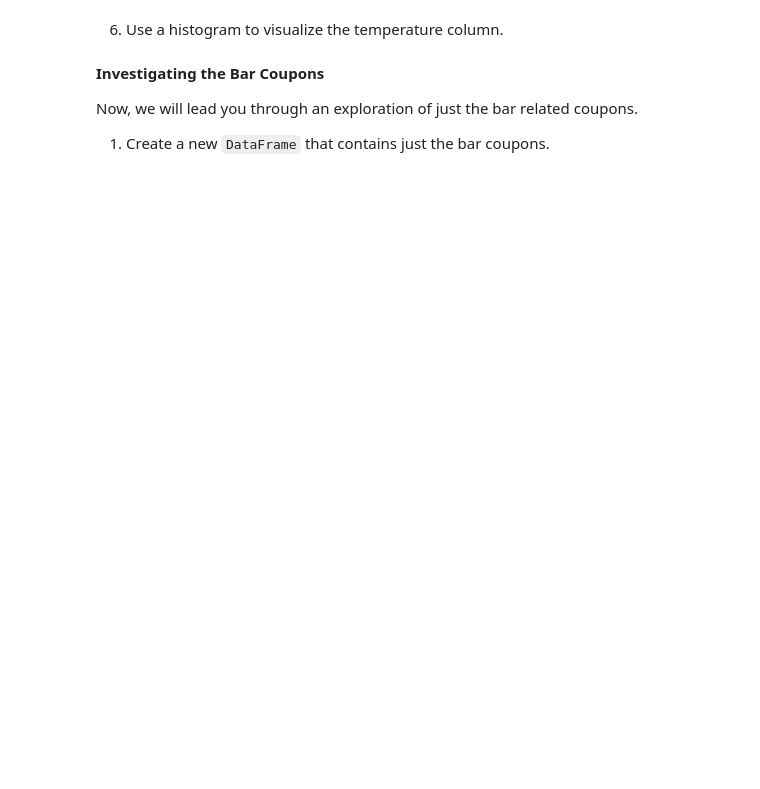
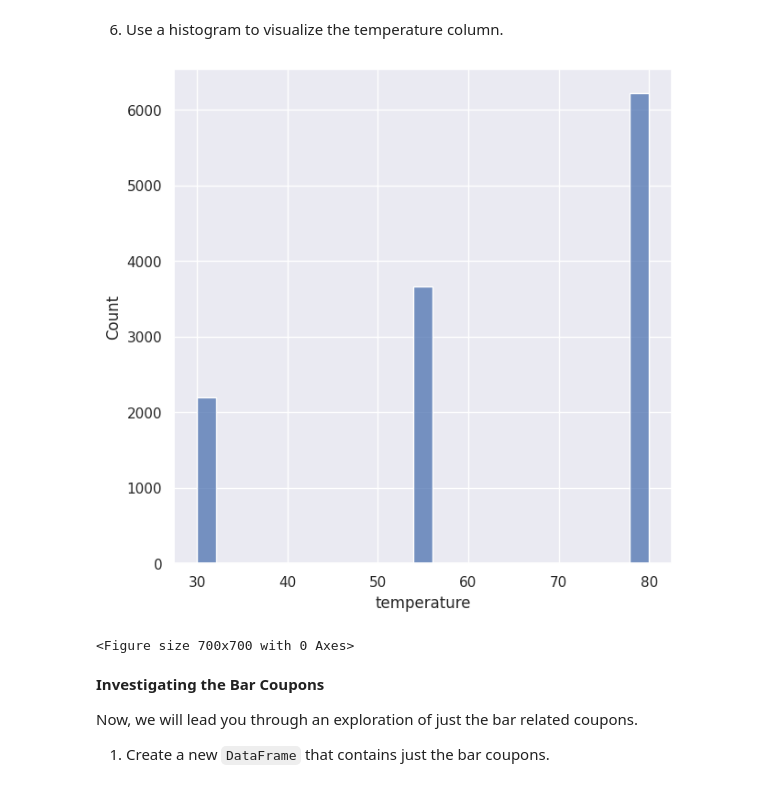
Before and after one commit to hemantborse/Practical-Application-1, a Jupyter notebook: prompt.ipynb, the cells around one changed output. Drawn from its saved outputs; the diff is of its cells as text; code cells hidden in the pictures; blank space fills up the shorter version.

```diff
--- a/prompt.ipynb
+++ b/prompt.ipynb
@@ -91,5 +159,13 @@ data.head()
 # %% [markdown]
 6. Use a histogram to visualize the temperature column.
+# %%
+sns.set(rc={'figure.figsize':(7, 7)})
+sns.histplot(data['temperature'])
+plt.show()
+plt.savefig('images/temperature.png')
+# %% [output]
+[figure, added]
+<Figure size 700x700 with 0 Axes>
 # %% [markdown]
 **Investigating the Bar Coupons**
 
```
Also changed, not shown: parts of 7 cells of this notebook.
